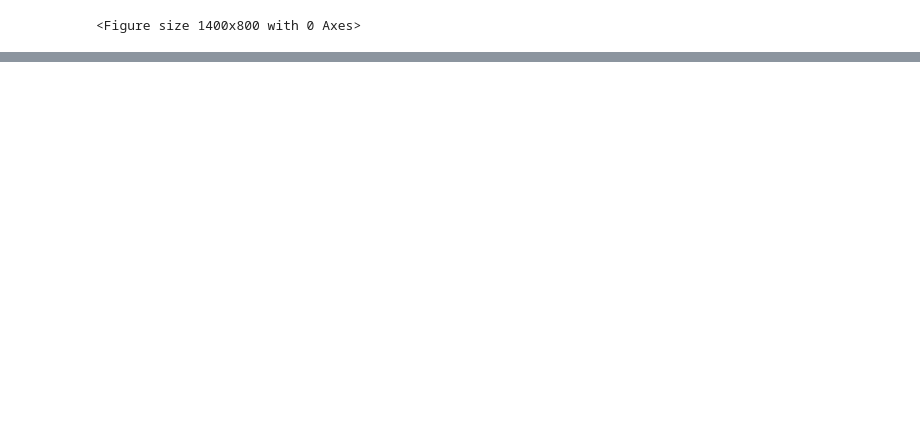
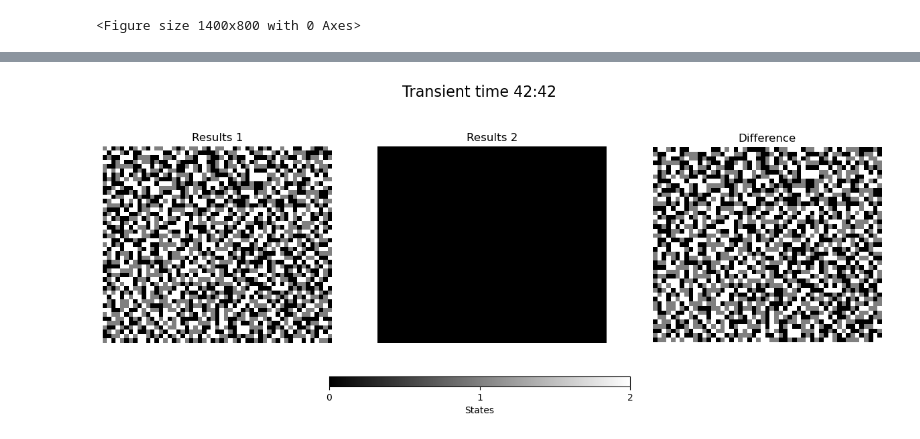
Before and after one commit to SunAndClouds/ComplexSystems, a Jupyter notebook: Lab2.ipynb, the cells around one changed output, grey strips where cells are left out. Saved outputs shown, nothing was run; the diff lists cells and outputs as text; code cells hidden in the pictures; blank space fills up the shorter version.

```diff
--- a/Lab2.ipynb
+++ b/Lab2.ipynb
@@ -126,0 +272,39 @@ create_gif(results, 'GHCA.gif', duration=100)
+# %%
+def update_plot(i, ims, results1, results2, diff_results, fig):
+    ims[0].set_array(results1[i][1:-1,1:-1])
+    ims[1].set_array(results2[i][1:-1,1:-1])
+    ims[2].set_array(diff_results[i][1:-1,1:-1])
+    fig.suptitle(f'Transient time {i+1}:{len(results1)}', fontsize=16)
+    return ims
+
+def create_side_by_side_gif(results1, results2=None, filename='GHCA.gif', duration=100):
+    if results2 is None:
+        results2 = np.zeros_like(results1)
+
+    T = results1.shape[0]
+    diff_results = np.abs(results1[:T,1:-1,1:-1] - results2[:T,1:-1,1:-1])
+
+    fig, axes = plt.subplots(1, 3, figsize=(15, 5))
+
+    ims = [axes[0].imshow(results1[-1], animated=True, vmin=0, vmax=refractor),
+           axes[1].imshow(results2[-1], animated=True, vmin=0, vmax=refractor),
+           axes[2].imshow(diff_results[-1], animated=True)]
+
+    for ax, title in zip(axes, ['Results 1', 'Results 2', 'Difference']):
+        ax.set_title(title)
+        ax.axis("off")
+
+    # Add a horizontal colorbar at the bottom
+    cbar_ax = fig.add_axes([0.35, 0.08, 0.3, 0.03])
+    cbar = fig.colorbar(ims[0], cax=cbar_ax, ticks=[rest] + excited_spectrum + [refractor], orientation='horizontal')
+    cbar.set_label("States")
+
+    ani = FuncAnimation(fig, update_plot, frames=range(T),
+                        fargs=(ims, results1, results2, diff_results, fig),
+                        interval=duration, blit=True)
+    ani.save(filename, writer='pillow', fps=1)
+
+# Example usage with only one set of results (results1)
+create_side_by_side_gif(results1, duration=100)
+# %% [output]
+[figure, added]
```
Also changed, not shown: parts of 9 cells of this notebook, 1 other file.
